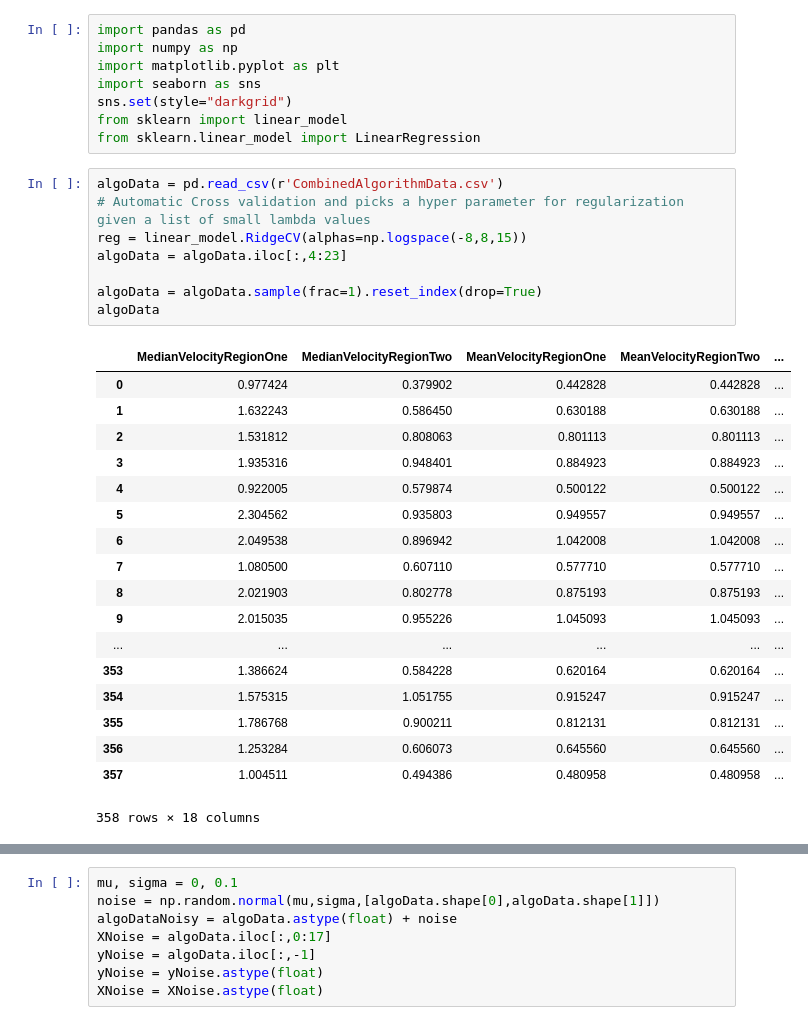
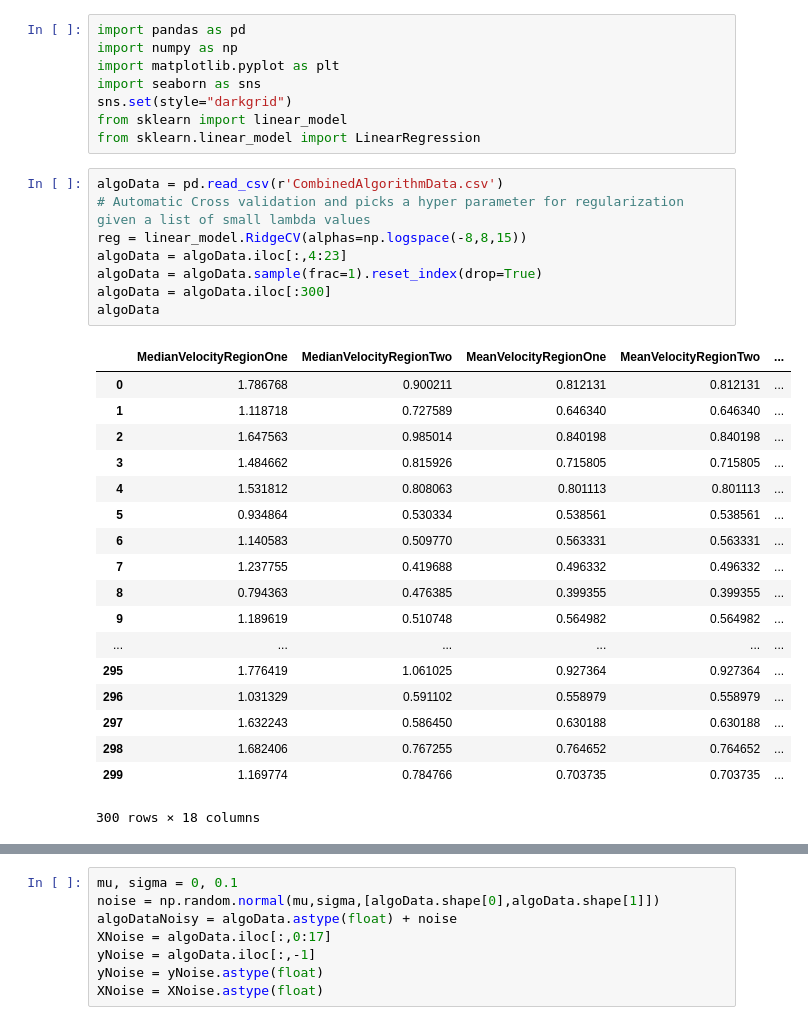
Before and after one commit to ubcemergingmedialab/InteractiveOrchestra, a Jupyter notebook: InteractiveOrchestraDataAnalysis/LinearRegression.ipynb, the cells around one changed output, grey strips where cells are left out. Drawn from its saved outputs; the diff is of its cells as text.

Commit message:
Trying out different data stuff

```diff
--- a/InteractiveOrchestraDataAnalysis/LinearRegression.ipynb
+++ b/InteractiveOrchestraDataAnalysis/LinearRegression.ipynb
@@ -9,28 +9,28 @@ from sklearn.linear_model import LinearRegression
 # %%
 algoData = pd.read_csv(r'CombinedAlgorithmData.csv')
 # Automatic Cross validation and picks a hyper parameter for regularization given a list of small lambda values
 reg = linear_model.RidgeCV(alphas=np.logspace(-8,8,15))
 algoData = algoData.iloc[:,4:23]
-
 algoData = algoData.sample(frac=1).reset_index(drop=True)
+algoData = algoData.iloc[:300]
 algoData
 # %% [output]
 |  | MedianVelocityRegionOne | MedianVelocityRegionTwo | MeanVelocityRegionOne | MeanVelocityRegionTwo | ... |
-| 0 | 0.977424 | 0.379902 | 0.442828 | 0.442828 | ... |
-| 1 | 1.632243 | 0.586450 | 0.630188 | 0.630188 | ... |
-| 2 | 1.531812 | 0.808063 | 0.801113 | 0.801113 | ... |
-| 3 | 1.935316 | 0.948401 | 0.884923 | 0.884923 | ... |
-| 4 | 0.922005 | 0.579874 | 0.500122 | 0.500122 | ... |
-| 5 | 2.304562 | 0.935803 | 0.949557 | 0.949557 | ... |
-| 6 | 2.049538 | 0.896942 | 1.042008 | 1.042008 | ... |
-| 7 | 1.080500 | 0.607110 | 0.577710 | 0.577710 | ... |
-| 8 | 2.021903 | 0.802778 | 0.875193 | 0.875193 | ... |
-| 9 | 2.015035 | 0.955226 | 1.045093 | 1.045093 | ... |
+| 0 | 1.786768 | 0.900211 | 0.812131 | 0.812131 | ... |
+| 1 | 1.118718 | 0.727589 | 0.646340 | 0.646340 | ... |
+| 2 | 1.647563 | 0.985014 | 0.840198 | 0.840198 | ... |
+| 3 | 1.484662 | 0.815926 | 0.715805 | 0.715805 | ... |
+| 4 | 1.531812 | 0.808063 | 0.801113 | 0.801113 | ... |
+| 5 | 0.934864 | 0.530334 | 0.538561 | 0.538561 | ... |
+| 6 | 1.140583 | 0.509770 | 0.563331 | 0.563331 | ... |
+| 7 | 1.237755 | 0.419688 | 0.496332 | 0.496332 | ... |
+| 8 | 0.794363 | 0.476385 | 0.399355 | 0.399355 | ... |
+| 9 | 1.189619 | 0.510748 | 0.564982 | 0.564982 | ... |
 | ... | ... | ... | ... | ... | ... |
-| 353 | 1.386624 | 0.584228 | 0.620164 | 0.620164 | ... |
-| 354 | 1.575315 | 1.051755 | 0.915247 | 0.915247 | ... |
-| 355 | 1.786768 | 0.900211 | 0.812131 | 0.812131 | ... |
-| 356 | 1.253284 | 0.606073 | 0.645560 | 0.645560 | ... |
-| 357 | 1.004511 | 0.494386 | 0.480958 | 0.480958 | ... |
+| 295 | 1.776419 | 1.061025 | 0.927364 | 0.927364 | ... |
+| 296 | 1.031329 | 0.591102 | 0.558979 | 0.558979 | ... |
+| 297 | 1.632243 | 0.586450 | 0.630188 | 0.630188 | ... |
+| 298 | 1.682406 | 0.767255 | 0.764652 | 0.764652 | ... |
+| 299 | 1.169774 | 0.784766 | 0.703735 | 0.703735 | ... |
-358 rows × 18 columns
+300 rows × 18 columns
 # %%
```
Also changed, not shown: parts of 14 cells of this notebook, 7 other files.
